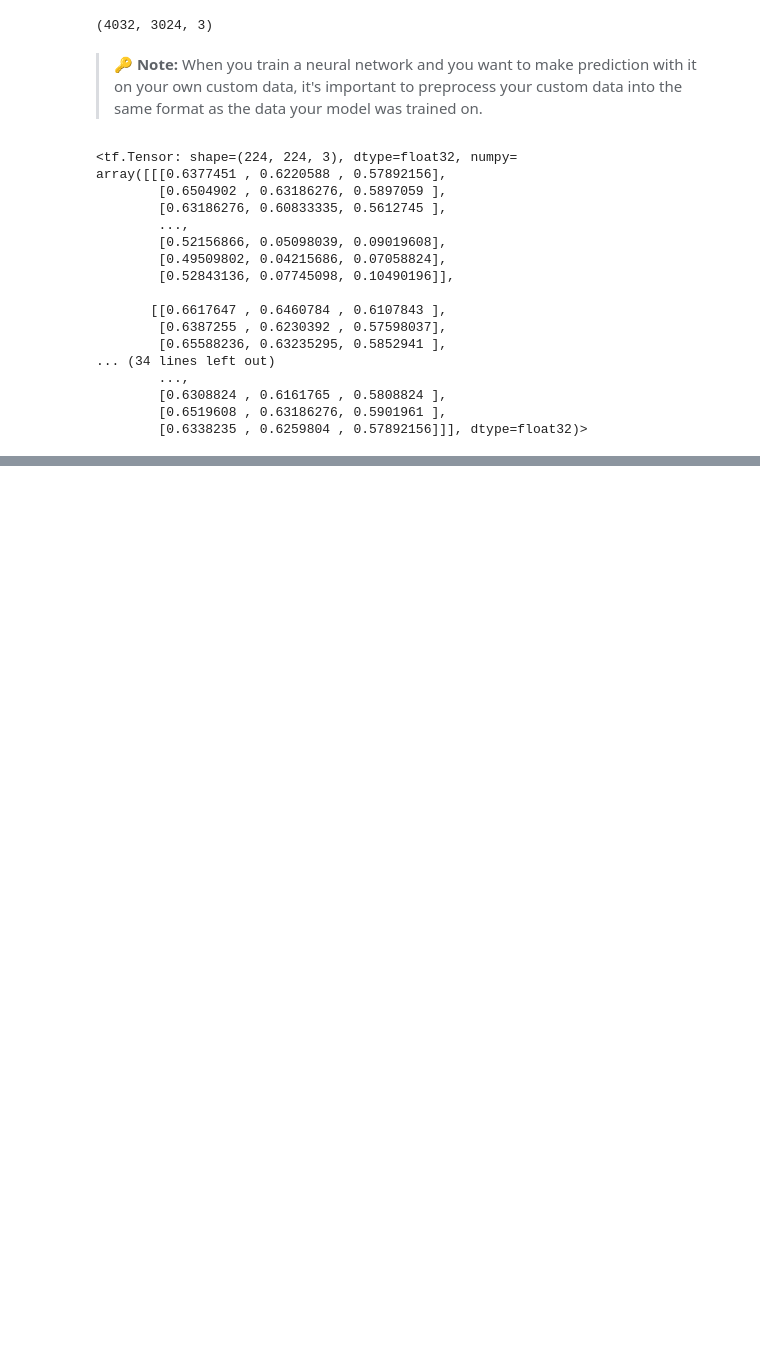
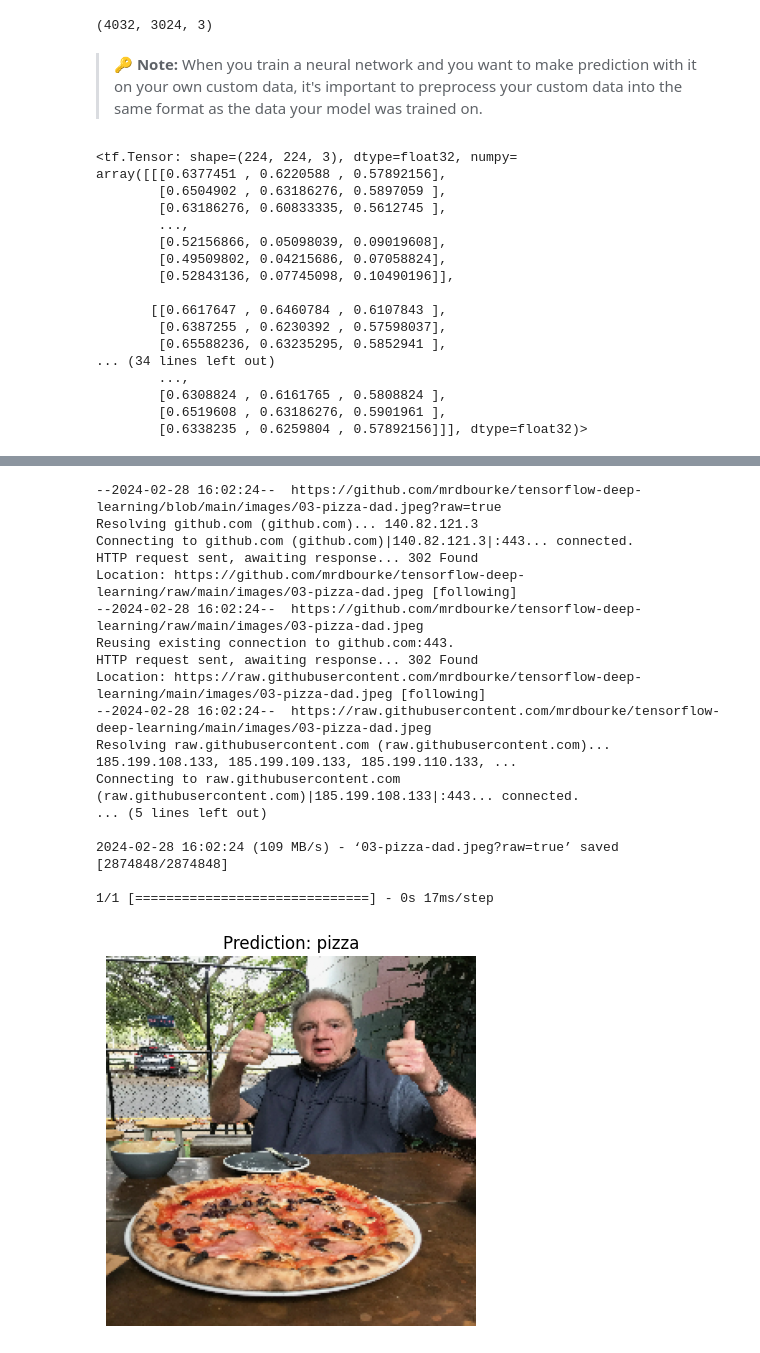
Before and after one commit to Khey17/100-Days-Of-ML-Code, a Jupyter notebook: ComputerVision_and_CNN_with_TensorFlow_03.ipynb, the cells around one changed output, grey strips where cells are left out. Saved outputs shown, nothing was run; the diff lists cells and outputs as text; code cells hidden in the pictures; blank space fills up the shorter version.

```diff
--- a/ComputerVision_and_CNN_with_TensorFlow_03.ipynb
+++ b/ComputerVision_and_CNN_with_TensorFlow_03.ipynb
@@ -1153,0 +1194,23 @@ array([[0.94116086]], dtype=float32)
+# %%
+# Download another test custom image and make a prediction on it
+!wget https://github.com/mrdbourke/tensorflow-deep-learning/blob/main/images/03-pizza-dad.jpeg?raw=true
+pred_plot(model_1, '03-pizza-dad.jpeg?raw=true', class_names)
+# %% [output]
+--2024-02-28 16:02:24--  https://github.com/mrdbourke/tensorflow-deep-learning/blob/main/images/03-pizza-dad.jpeg?raw=true
+Resolving github.com (github.com)... 140.82.121.3
+Connecting to github.com (github.com)|140.82.121.3|:443... connected.
+HTTP request sent, awaiting response... 302 Found
+Location: https://github.com/mrdbourke/tensorflow-deep-learning/raw/main/images/03-pizza-dad.jpeg [following]
+--2024-02-28 16:02:24--  https://github.com/mrdbourke/tensorflow-deep-learning/raw/main/images/03-pizza-dad.jpeg
+Reusing existing connection to github.com:443.
+HTTP request sent, awaiting response... 302 Found
+Location: https://raw.githubusercontent.com/mrdbourke/tensorflow-deep-learning/main/images/03-pizza-dad.jpeg [following]
+--2024-02-28 16:02:24--  https://raw.githubusercontent.com/mrdbourke/tensorflow-deep-learning/main/images/03-pizza-dad.jpeg
+Resolving raw.githubusercontent.com (raw.githubusercontent.com)... 185.199.108.133, 185.199.109.133, 185.199.110.133, ...
+Connecting to raw.githubusercontent.com (raw.githubusercontent.com)|185.199.108.133|:443... connected.
+... (5 lines left out)
+
+2024-02-28 16:02:24 (109 MB/s) - ‘03-pizza-dad.jpeg?raw=true’ saved [2874848/2874848]
+
+1/1 [==============================] - 0s 17ms/step
+[figure, added]
```
Also changed, not shown: parts of 73 cells of this notebook.
